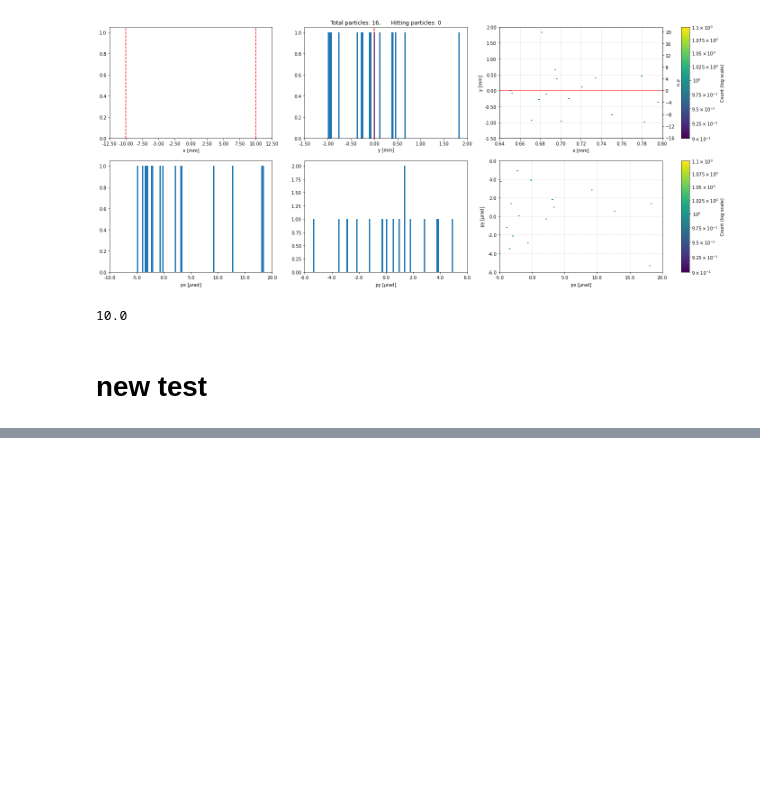
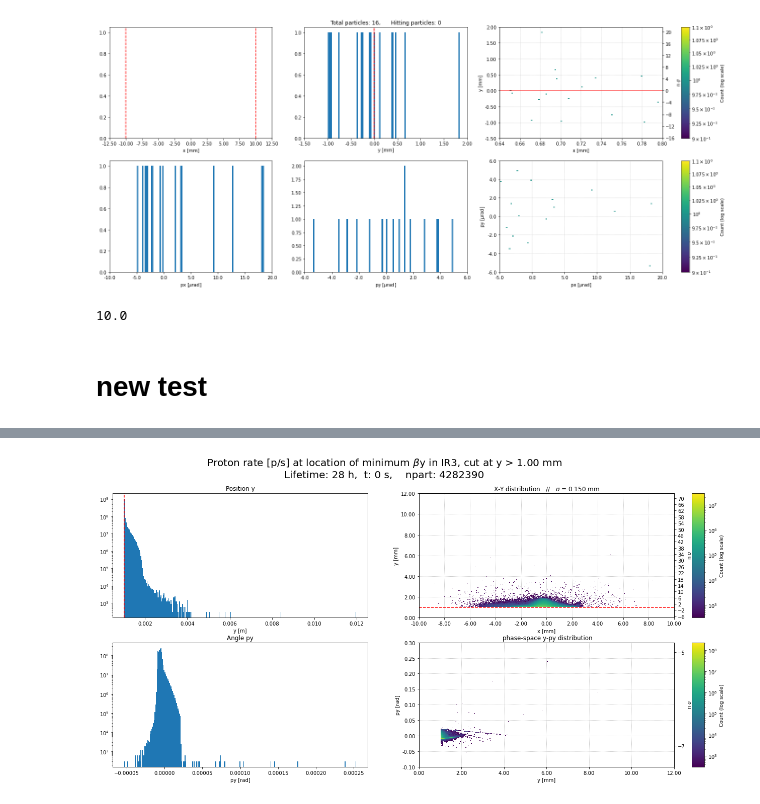
Before and after one commit to chiaramaccani/two_cryst_sim, a Jupyter notebook: GR_sim/GR_ana.ipynb, the cells around one changed output, grey strips where cells are left out. Cells and saved outputs as stored; diff of their text form; code cells hidden in the pictures; blank space fills up the shorter version.

```diff
--- a/GR_sim/GR_ana.ipynb
+++ b/GR_sim/GR_ana.ipynb
@@ -1452,0 +1433,4 @@ MIN_BETA_B2V_md.compute_impact_particles()
+# %%
+df_md = plot_cut_rate2(MIN_BETA_B2V_md, cut = 0.001, tau = 28, t=0, logscale = True, max_or_min = 'minimum', plane='V', save = False, bins= 300, return_df = True)
+# %% [output]
+[figure, added]
```
Also changed, not shown: parts of 28 cells of this notebook, 23 other files.
